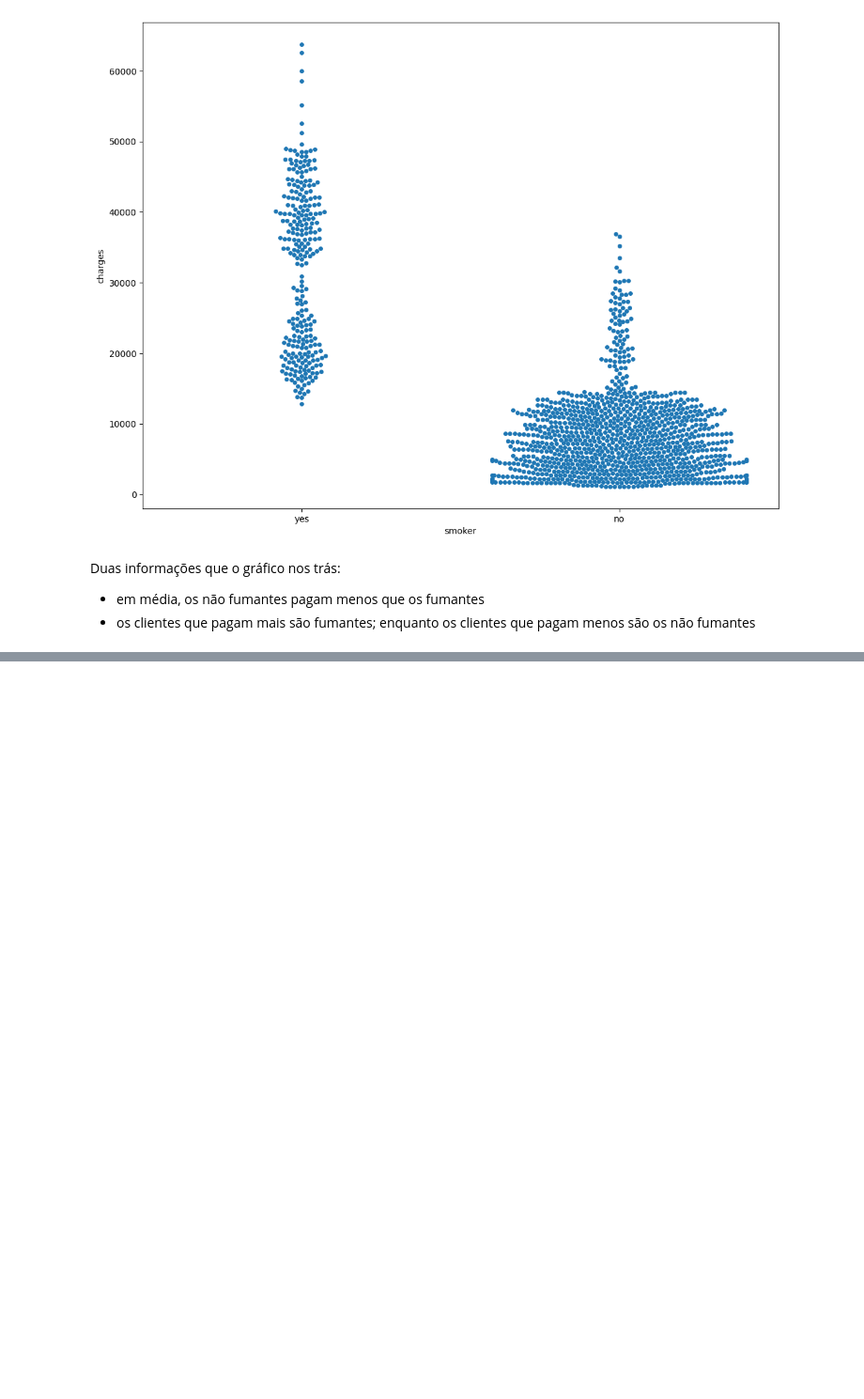
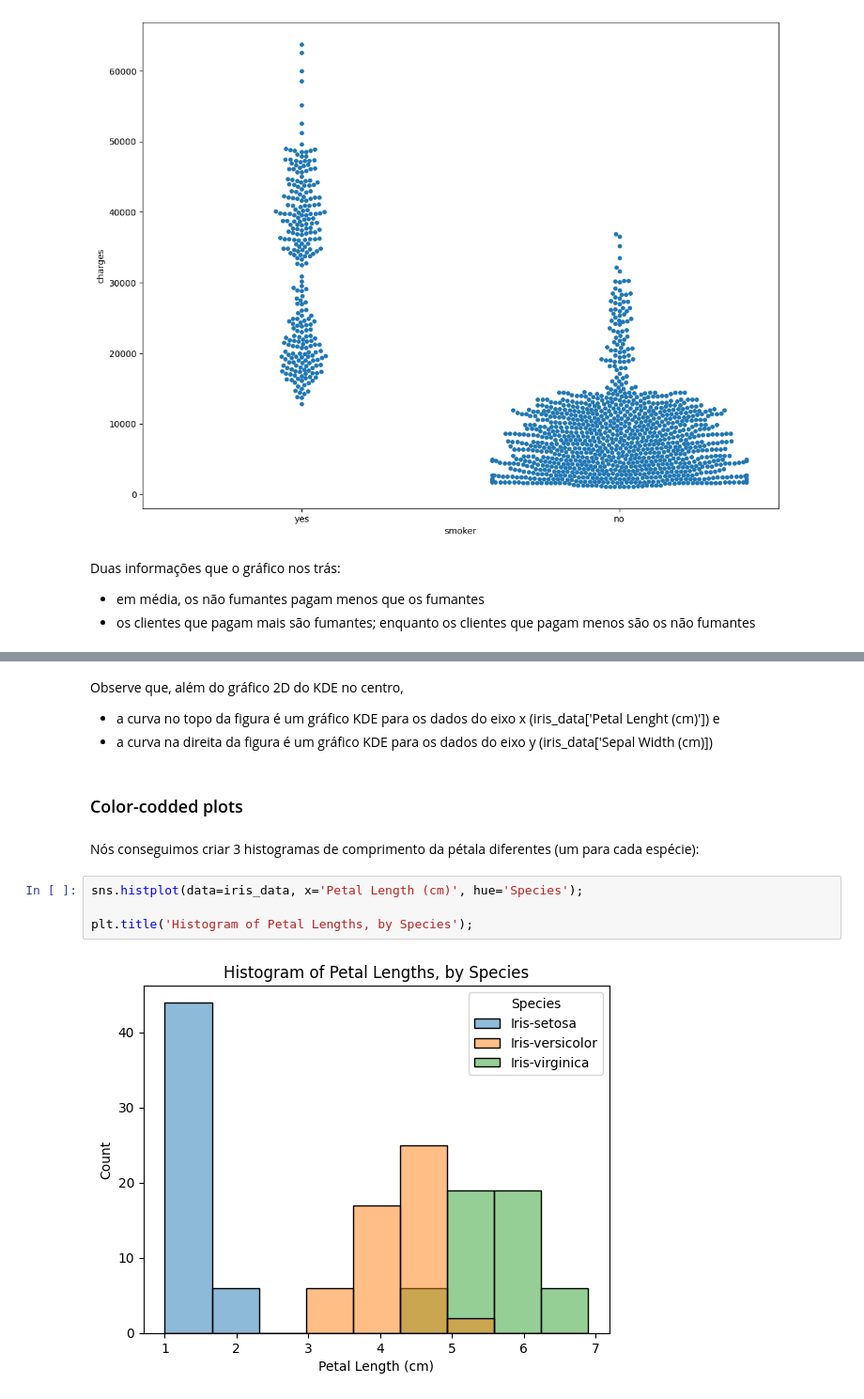
Before and after one commit to kawakami01/kaggle-courses, a Jupyter notebook: Data Visualization Course/kaggle-data-visualization-course.ipynb, the cells around one changed output, grey strips where cells are left out. Shown at 94% size. Saved outputs shown, nothing was run; the diff lists cells and outputs as text; blank space fills up the shorter version.

```diff
--- a/Data Visualization Course/kaggle-data-visualization-course.ipynb
+++ b/Data Visualization Course/kaggle-data-visualization-course.ipynb
@@ -262,0 +320,14 @@ Duas informações que o gráfico nos trás:
+# %% [markdown]
+Observe que, além do gráfico 2D do KDE no centro,
+- a curva no topo da figura é um gráfico KDE para os dados do eixo x (iris_data['Petal Lenght (cm)']) e
+- a curva na direita da figura é um gráfico KDE para os dados do eixo y (iris_data['Sepal Width (cm)])
+# %% [markdown]
+### Color-codded plots
+# %% [markdown]
+Nós conseguimos criar 3 histogramas de comprimento da pétala diferentes (um para cada espécie):
+# %%
+sns.histplot(data=iris_data, x='Petal Length (cm)', hue='Species');
+
+plt.title('Histogram of Petal Lengths, by Species');
+# %% [output]
+[figure, added]
```
Also changed, not shown: parts of 18 cells of this notebook, 2 other files.
